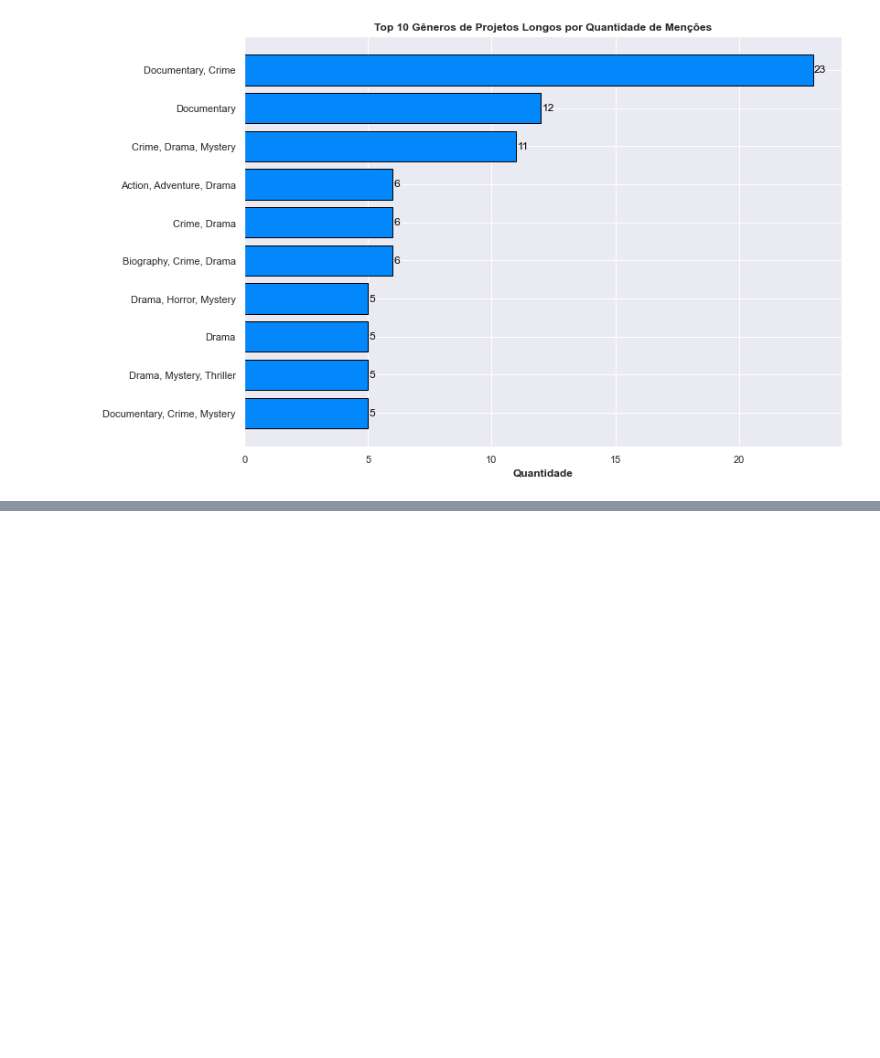
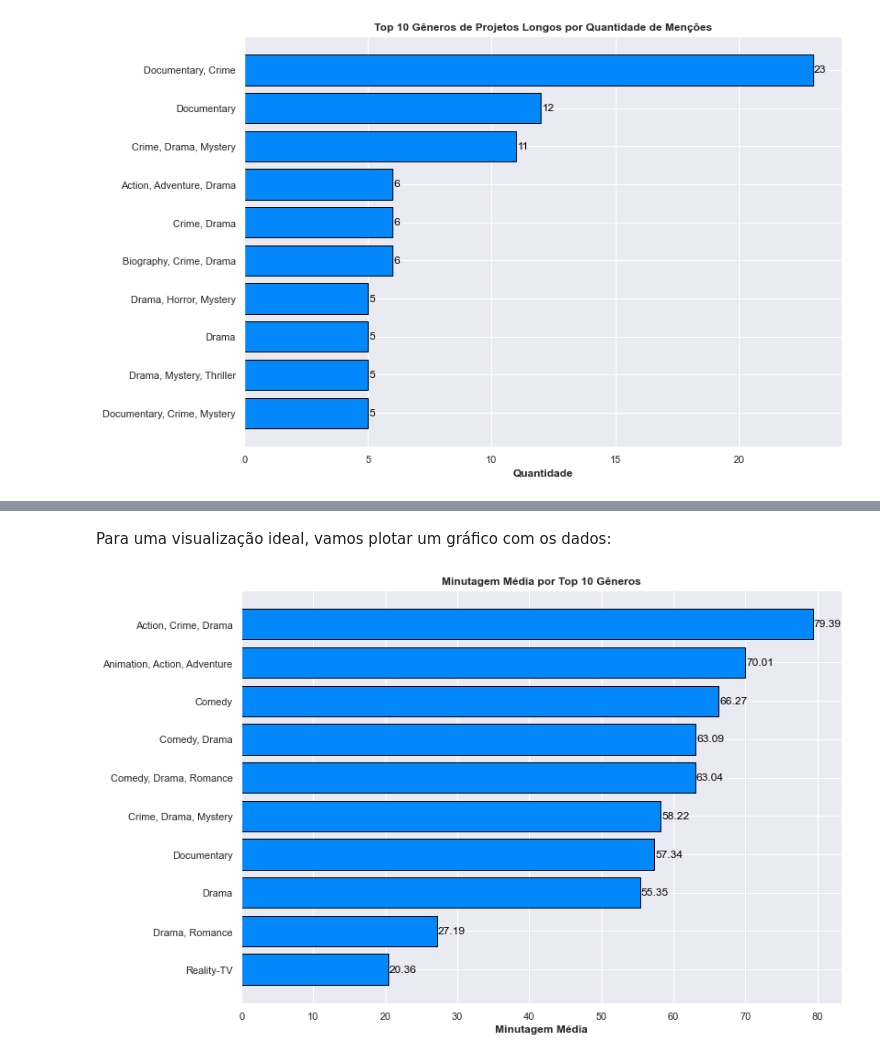
Before and after one commit to JoSEPHDev2022/netflix_movies_analise, a Jupyter notebook: analise.ipynb, the cells around one changed output, grey strips where cells are left out. Cells and saved outputs as stored; diff of their text form; code cells hidden in the pictures; blank space fills up the shorter version.

```diff
--- a/analise.ipynb
+++ b/analise.ipynb
@@ -1328,0 +1399,6 @@ plt.show()
+# %%
+# Agrupando Dataset pelos gêneros e suas médias de tempo:
+genres_duration = genres_duration.groupby('genre').mean()
+
+# Visualizando:
+genres_duration
@@ -1328,0 +1418,6 @@ plt.show()
+# %%
+# Dando unstack e resetando index no novo Dataset:
+genres_duration = genres_duration.unstack().reset_index()
+
+# Visualizando:
+genres_duration
@@ -1328,0 +1436,7 @@ plt.show()
+# %%
+# Reorganizando colunas novas:
+genres_duration = genres_duration.drop('level_0', axis=1)
+genres_duration = genres_duration.rename(columns={0:'duration_mean'})
+
+# Visualizando Dataset finalizado:
+genres_duration
@@ -1328,0 +1455,29 @@ plt.show()
+# %% [markdown]
+Para uma visualização ideal, vamos plotar um gráfico com os dados:
+# %%
+# Bar Chart
+
+# Pegando os dados e transformando-os em listas:
+genres = list(genres_duration['genre'])
+duration_time = list(genres_duration['duration_mean'].sort_values(ascending=False))
+
+# Plotando:
+fig, ax = plt.subplots()
+
+hbars = ax.barh(
+    genres,
+    duration_time,
+    align='center',
+    edgecolor='black',
+    color='#0388fc'
+    )
+
+ax.set_yticks(genres)
+ax.invert_yaxis()
+ax.set_xlabel('Minutagem Média', fontsize=12, fontweight='bold')
+ax.set_title('Minutagem Média por Top 10 Gêneros', fontsize=12, fontweight='bold')
+ax.bar_label(hbars, fmt='%.2f', fontsize=12, color='#000000', padding=1)
+
+plt.show()
+# %% [output]
+[figure, added]
```
Also changed, not shown: parts of 67 cells of this notebook.
